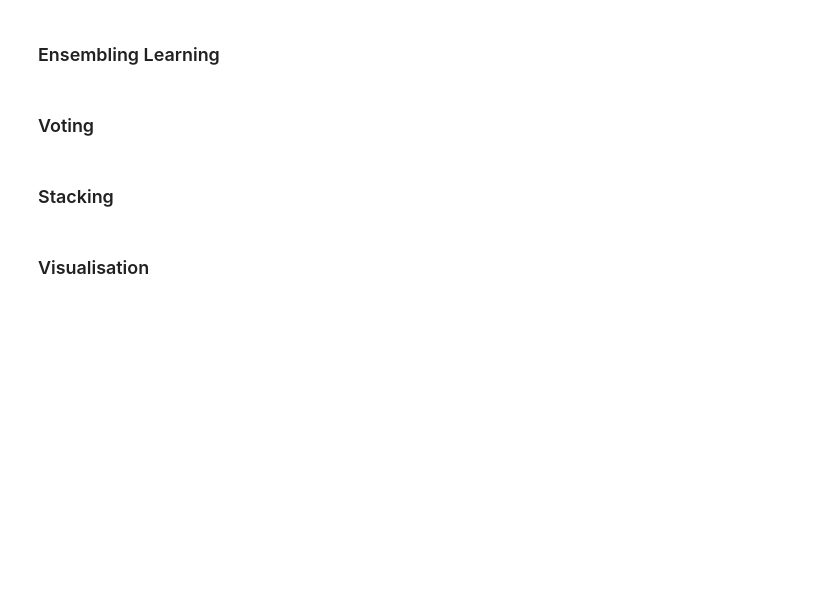
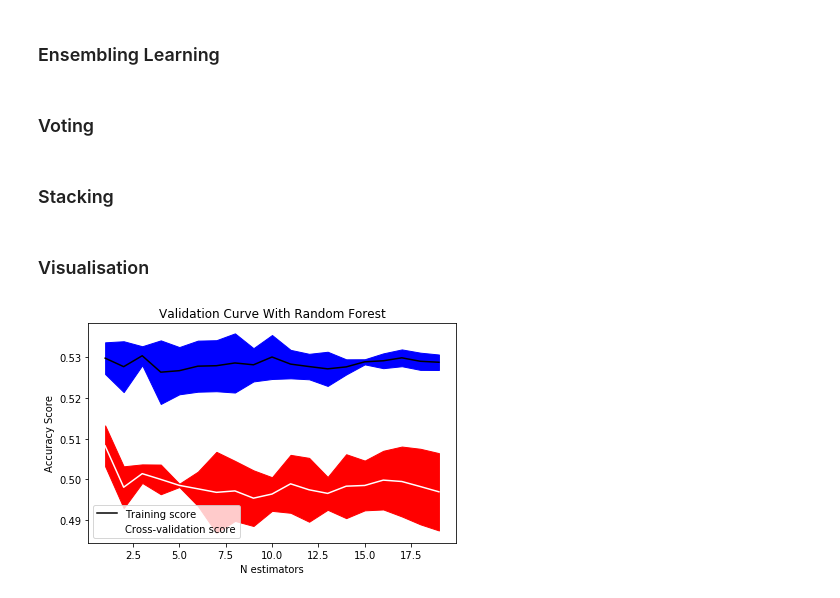
Before and after one commit to peteryph/Kaggle-Heart-Disease-UCI, a Jupyter notebook: UFC fight club.ipynb, the cells around one changed output. Cells and saved outputs as stored; diff of their text form; code cells hidden in the pictures; blank space fills up the shorter version.

Commit message:
Add CV to ML models

```diff
--- a/UFC fight club.ipynb
+++ b/UFC fight club.ipynb
@@ -568,7 +714,7 @@ print(sklearn.metrics.classification_report(Test_Y, GBDT_KNN.predict(Test_X)) )
 # %% [markdown]
 ### SVC Classifier
 # %%
-svc = SVC(gamma='scale', kernel = "rbf", degree = 225, C = 10)
+svc = SVC(gamma='scale', kernel = "rbf", degree = 225, C = 10, probability = True)
 
 
 svc.fit(Train_X, Train_Y)
@@ -719,3 +917,45 @@ plt.legend(loc="best")
 plt.title('Comparison of individual predictions with averaged')
 plt.savefig('result.pdf')
 plt.show()
+# %%
+from sklearn.model_selection import validation_curve
+
+# Create range of values for parameter
+param_range = np.arange(1, 20, 1)
+
+# Calculate accuracy on training and test set using range of parameter values
+train_scores, test_scores = validation_curve(Bagging_NB,
+                                             Train_X,
+                                             Train_Y,
+                                             param_name="n_estimators",
+                                             param_range=param_range,
+                                             cv=3,
+                                             scoring="f1_weighted",
+                                             n_jobs=-1)
+
+
+# Calculate mean and standard deviation for training set scores
+train_mean = np.mean(train_scores, axis=1)
+train_std = np.std(train_scores, axis=1)
+
+# Calculate mean and standard deviation for test set scores
+test_mean = np.mean(test_scores, axis=1)
+test_std = np.std(test_scores, axis=1)
+
+# Plot mean accuracy scores for training and test sets
+plt.plot(param_range, train_mean, label="Training score", color="Black")
+plt.plot(param_range, test_mean, label="Cross-validation score", color="White")
+
+# Plot accurancy bands for training and test sets
+plt.fill_between(param_range, train_mean - train_std, train_mean + train_std, color="Blue")
+plt.fill_between(param_range, test_mean - test_std, test_mean + test_std, color="Red")
+
+# Create plot
+plt.title("Validation Curve With Random Forest")
+plt.xlabel("N estimators")
+plt.ylabel("Accuracy Score")
+plt.tight_layout()
+plt.legend(loc="best")
+plt.show()
+# %% [output]
+[figure, added]
```
Also changed, not shown: parts of 47 cells of this notebook, 1 other file.
